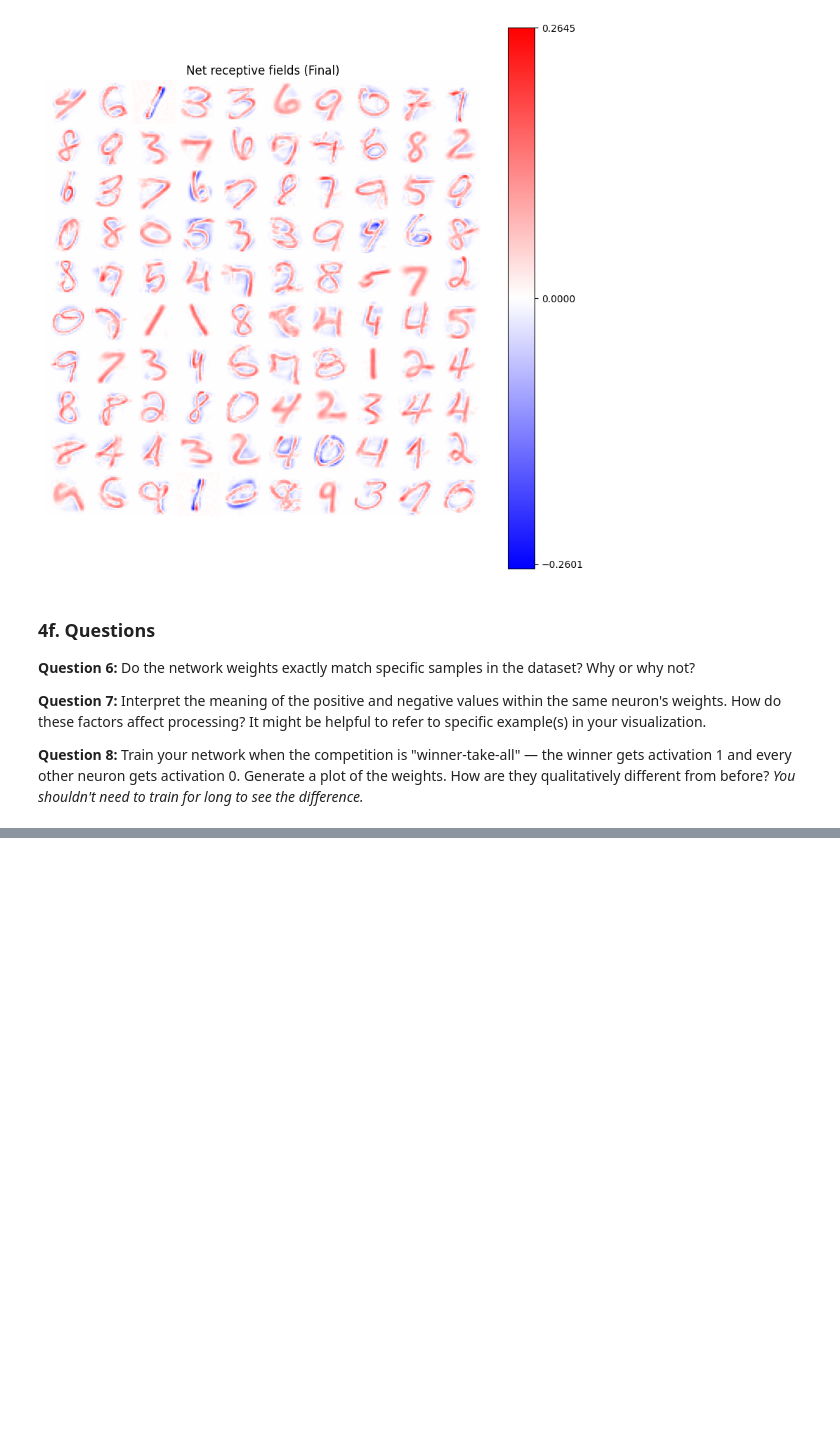
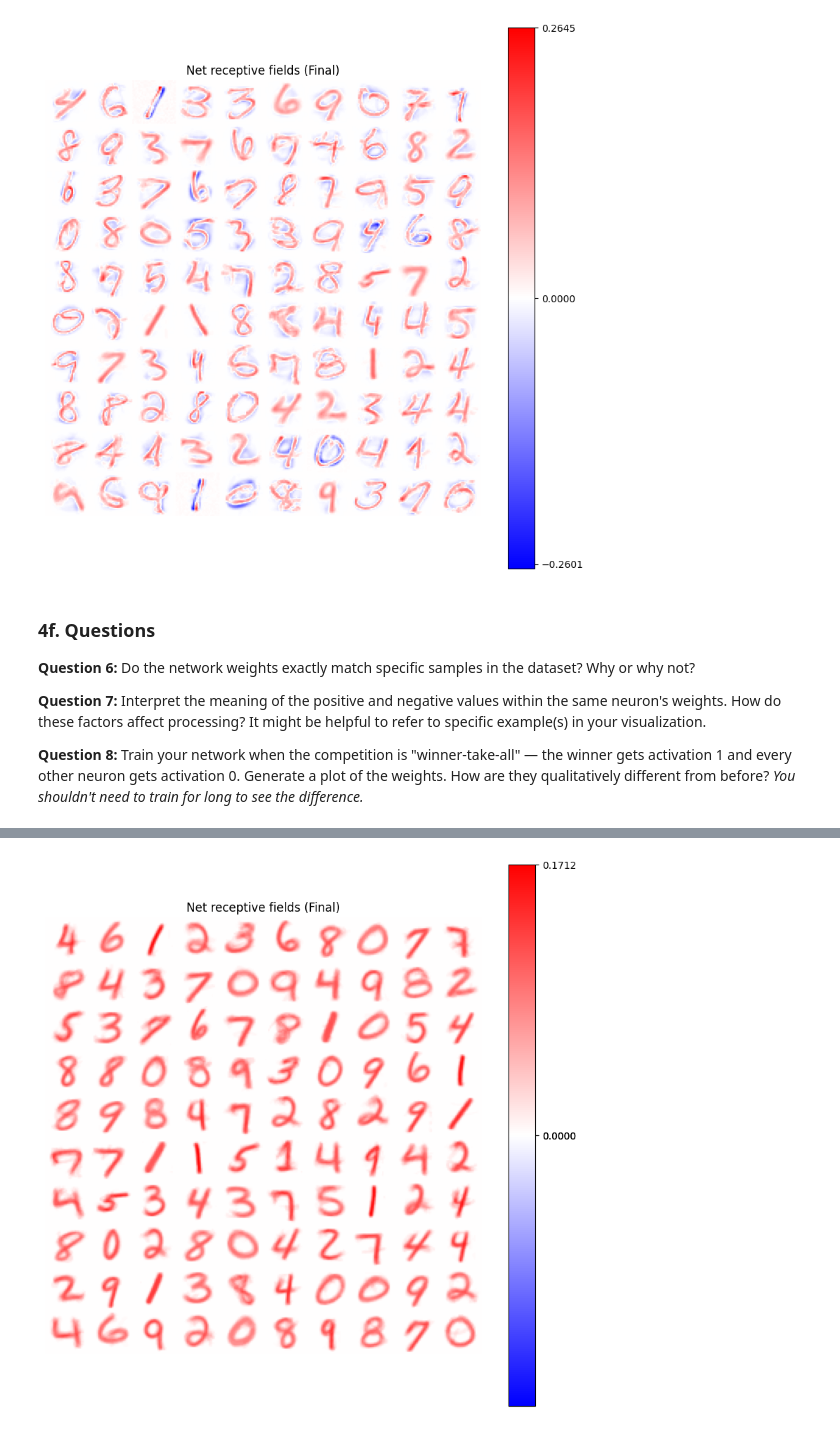
Before and after one commit to mqwen24/CS443_Projects, a Jupyter notebook: p1hebb/competitive_hebb.ipynb, the cells around one changed output, grey strips where cells are left out. Drawn from its saved outputs; the diff is of its cells as text; code cells hidden in the pictures; blank space fills up the shorter version.

```diff
--- a/p1hebb/competitive_hebb.ipynb
+++ b/p1hebb/competitive_hebb.ipynb
@@ -443,0 +444,6 @@ fig.canvas.draw()
+# %%
+M = x_train.shape[1]
+H = 500
+net = HebbNet(M, H, kth_place_inhibited=6, inhib_value=0)
+
+net.fit(x_train,n_epochs=50,mini_batch_sz=100,lr=2e-2,plot_wts_live=True)
@@ -443,0 +457,9 @@ fig.canvas.draw()
+# %%
+%matplotlib inline
+fig = plt.figure(figsize=(10, 10))
+
+draw_grid_image(net.wts.T, 10, 10,
+                                    title=f'Net receptive fields (Final)')
+fig.canvas.draw()
+# %% [output]
+[figure, added]
```
Also changed, not shown: parts of 3 cells of this notebook.
